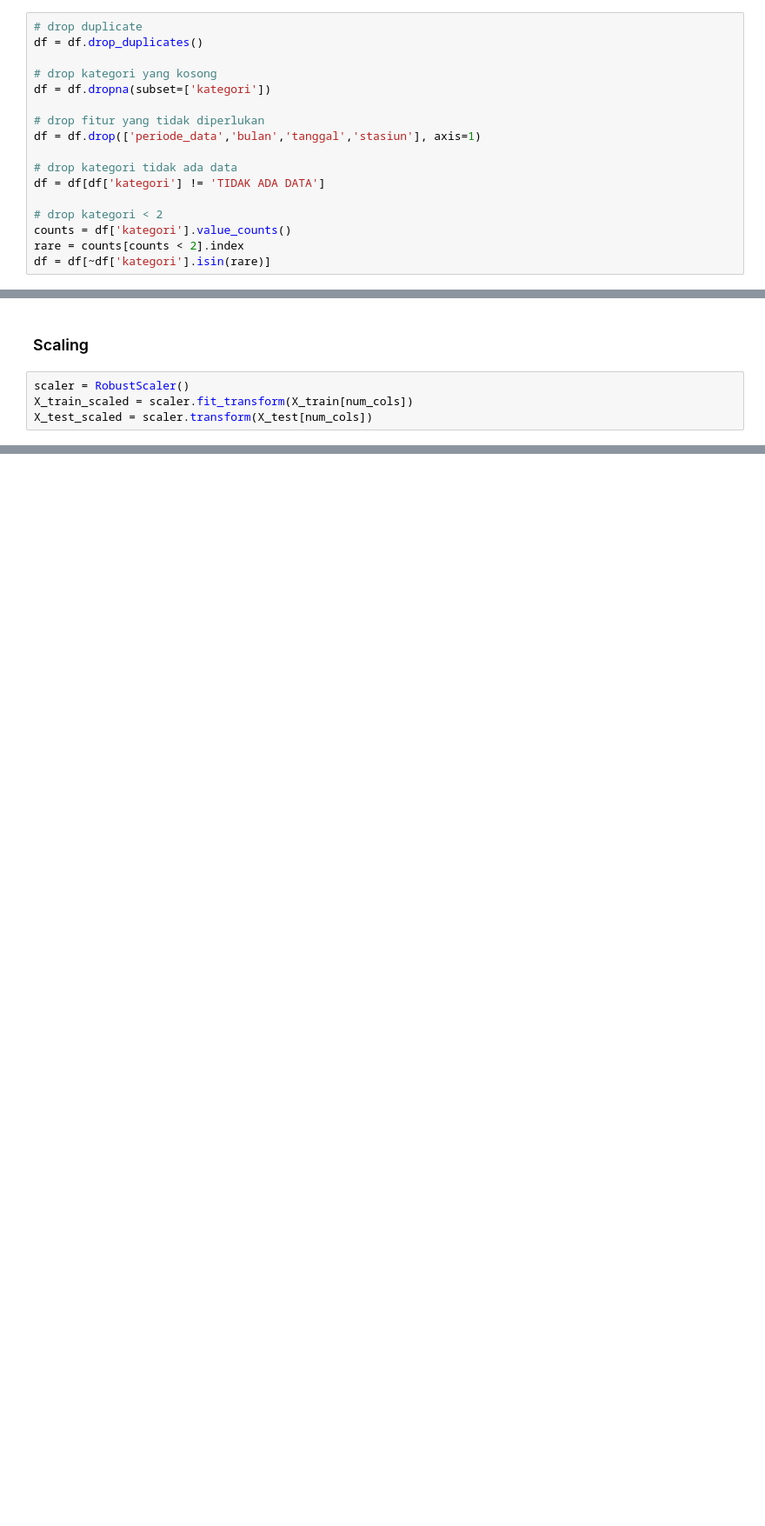
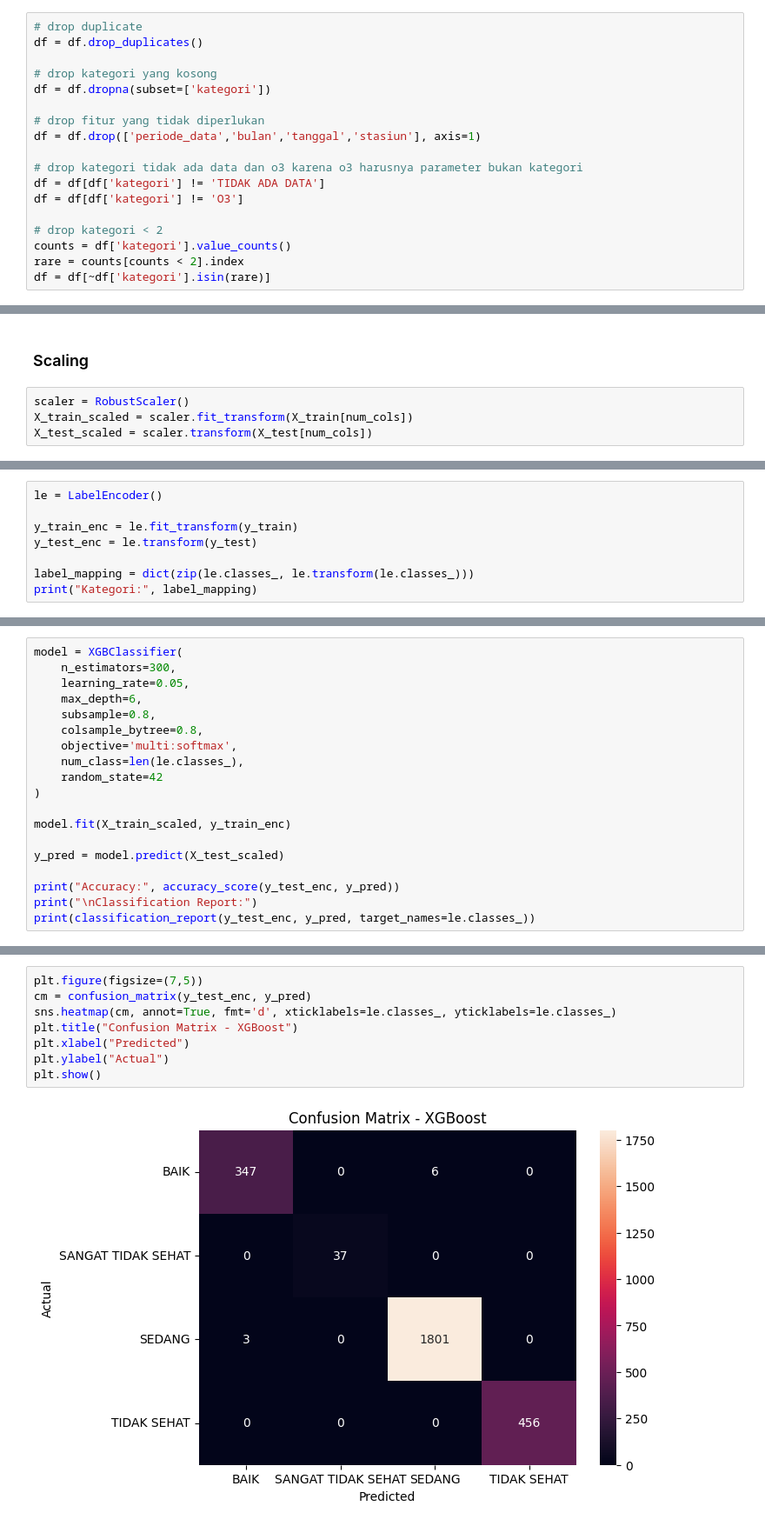
Before and after one commit to nabhylanr/ISPU-Classification, a Jupyter notebook: ISPU_Classification.ipynb, the cells around one changed output, grey strips where cells are left out. Shown at 87% size. Saved outputs shown, nothing was run; the diff lists cells and outputs as text; blank space fills up the shorter version.

```diff
--- a/ISPU_Classification.ipynb
+++ b/ISPU_Classification.ipynb
@@ -251,8 +258,9 @@ df = df.dropna(subset=['kategori'])
 # drop fitur yang tidak diperlukan
 df = df.drop(['periode_data','bulan','tanggal','stasiun'], axis=1)
 
-# drop kategori tidak ada data
+# drop kategori tidak ada data dan o3 karena o3 harusnya parameter bukan kategori
 df = df[df['kategori'] != 'TIDAK ADA DATA']
+df = df[df['kategori'] != 'O3']
 
 # drop kategori < 2
 counts = df['kategori'].value_counts()
@@ -365,0 +421,8 @@ X_test_scaled = scaler.transform(X_test[num_cols])
+# %%
+le = LabelEncoder()
+
+y_train_enc = le.fit_transform(y_train)
+y_test_enc = le.transform(y_test)
+
+label_mapping = dict(zip(le.classes_, le.transform(le.classes_)))
+print("Kategori:", label_mapping)
@@ -365,0 +444,19 @@ X_test_scaled = scaler.transform(X_test[num_cols])
+# %%
+model = XGBClassifier(
+    n_estimators=300,
+    learning_rate=0.05,
+    max_depth=6,
+    subsample=0.8,
+    colsample_bytree=0.8,
+    objective='multi:softmax',
+    num_class=len(le.classes_),
+    random_state=42
+)
+
+model.fit(X_train_scaled, y_train_enc)
+
+y_pred = model.predict(X_test_scaled)
+
+print("Accuracy:", accuracy_score(y_test_enc, y_pred))
+print("\nClassification Report:")
+print(classification_report(y_test_enc, y_pred, target_names=le.classes_))
@@ -365,0 +477,10 @@ X_test_scaled = scaler.transform(X_test[num_cols])
+# %%
+plt.figure(figsize=(7,5))
+cm = confusion_matrix(y_test_enc, y_pred)
+sns.heatmap(cm, annot=True, fmt='d', xticklabels=le.classes_, yticklabels=le.classes_)
+plt.title("Confusion Matrix - XGBoost")
+plt.xlabel("Predicted")
+plt.ylabel("Actual")
+plt.show()
+# %% [output]
+[figure, added]
```
Also changed, not shown: parts of 21 cells of this notebook.
